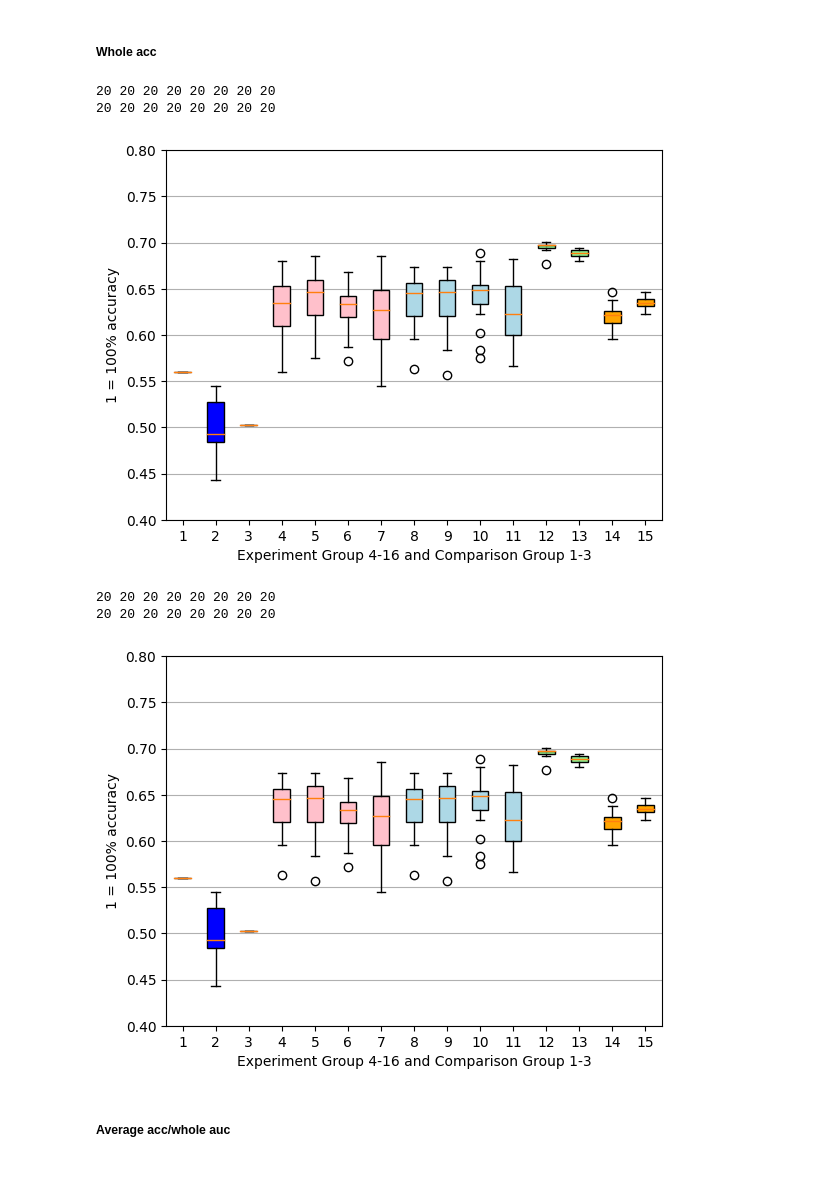
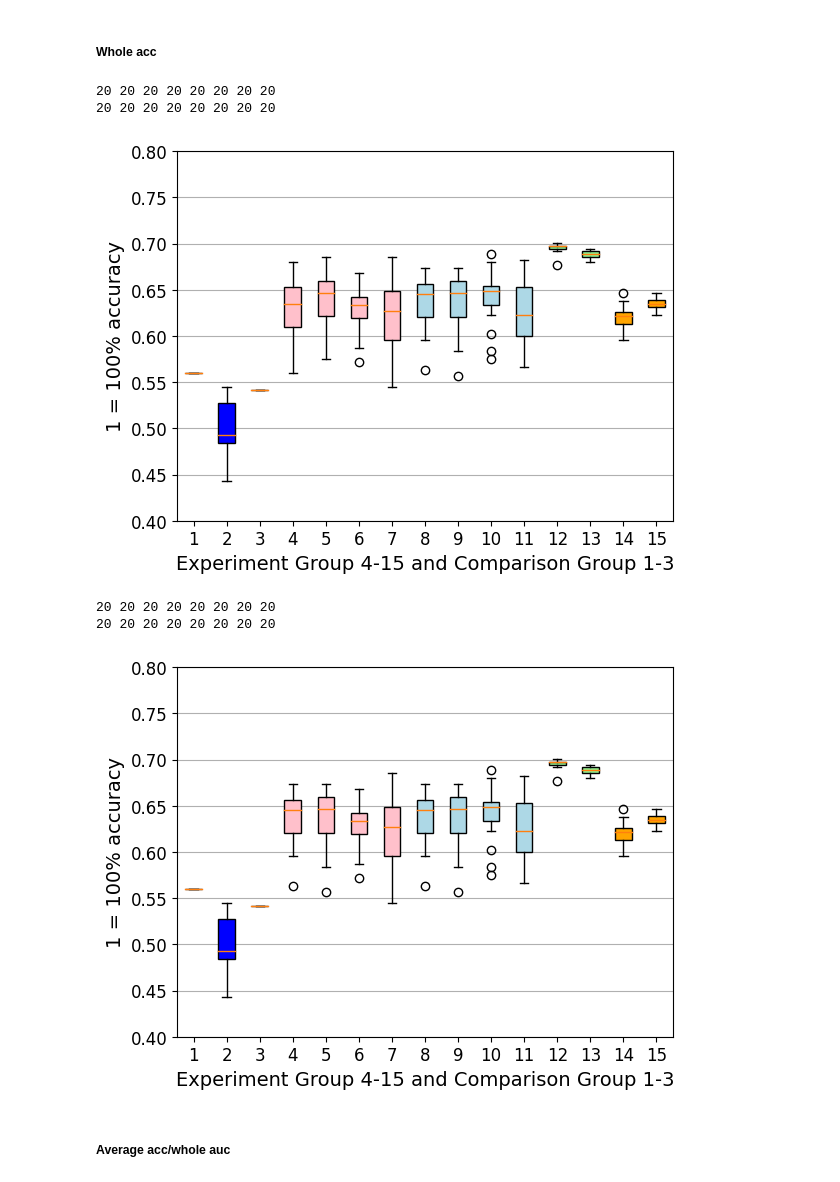
Before and after one commit to katha815/ADME-Classifier, a Jupyter notebook: Different_ML_models_Box_plot.ipynb, the cells around one changed output. Saved outputs shown, nothing was run; the diff lists cells and outputs as text; code cells hidden in the pictures.

```diff
--- a/Different_ML_models_Box_plot.ipynb
+++ b/Different_ML_models_Box_plot.ipynb
@@ -1430,38 +1502,40 @@ for folder,in zip(folders):
             acc_w_svm_pop = read_csv_file(acc_w_file_path)
             auc_svm_pop = read_csv_file(auc_file_path)
         else:
             acc_w_svm_noP = read_csv_file(acc_w_file_path)
             auc_svm_noP = read_csv_file(auc_file_path)
 # Print the lengths of the lists to verify the data has been loaded successfully
 print(len(acc_w_gb_pop), len(acc_w_gb_noP), len(acc_w_xg_pop), len(acc_w_xg_noP)
     , len(acc_w_baye_pop), len(acc_w_baye_noP), len(acc_w_svm_pop), len(acc_w_svm_noP))
 print(len(auc_gb_pop), len(auc_gb_noP), len(auc_xg_pop), len(auc_xg_noP)
     , len(auc_baye_pop), len(auc_baye_noP), len(auc_svm_pop), len(auc_svm_noP))
 
 # Plotting
 box_plot_data=[acc_w_dy_prior_loco, acc_w_dy_stratified_loco, acc_w_dy_uni_loco,
     acc_w_gb_pop,acc_w_gb_noP,acc_w_gb_pop2, acc_w_gb_noP2, \
         acc_w_xg_pop,acc_w_xg_noP,acc_w_xg_pop2, acc_w_xg_noP2,
         acc_w_baye_pop,acc_w_baye_noP,acc_w_svm_pop,acc_w_svm_noP]#,acc_w_nn_pop,acc_w_nn_noP]
 max_n = len(box_plot_data)+1
-fig,ax1=plt.subplots()
+fig,ax1=plt.subplots()#figsize=(6.4, 4)
 bplot=ax1.boxplot(box_plot_data,labels=range(1,max_n),vert=True,patch_artist=True)
 ax1.set_ylim(0.4, 0.8)
 # fill with colors
 colors = ['b','b','b','pink', 'pink', 'pink', 'pink', 'lightblue', 'lightblue', 'lightblue', 'lightblue', 'lightgreen', 'lightgreen', 'orange', 'orange']
 for patch, color in zip(bplot['boxes'], colors):
   patch.set_facecolor(color)
 ax1.yaxis.grid(True)
 # plt.title('Whole accuracy score')
-plt.ylabel('1 = 100% accuracy')
-plt.xlabel(f'Experiment Group 4-{max_n} and Comparison Group 1-3')#,nn_pop,nn_noP"
+plt.xticks(fontsize=12)
+plt.yticks(fontsize=12)
+plt.ylabel('1 = 100% accuracy',size=14)
+plt.xlabel(f'Experiment Group 4-{max_n-1} and Comparison Group 1-3',size=14)#,nn_pop,nn_noP"
 #0-11 Boxes: gb_pop,gb_noP,gb_pop2,gb_noP2,xg_pop,xg_noP,xg_pop2,\n\xg_noP2,baye_pop,baye_noP,svm_pop,svm_noP"
 plt.show()
-fig.savefig(f"{base}acc_w_loco.png")
+fig.savefig(f"{base}acc_w_odata_loco.png",bbox_inches='tight')
 # %% [output]
 20 20 20 20 20 20 20 20
 20 20 20 20 20 20 20 20
-[figure, old version]
+[figure, new version]
 # %%
 #Compare with S/noS folders
 
@@ -1562,15 +1636,17 @@ for patch, color in zip(bplot['boxes'], colors):
   patch.set_facecolor(color)
 ax1.yaxis.grid(True)
 # plt.title('Whole accuracy score')
-plt.ylabel('1 = 100% accuracy')
-plt.xlabel(f'Experiment Group 4-{max_n} and Comparison Group 1-3')#,nn_pop,nn_noP"
+plt.xticks(fontsize=12)
+plt.yticks(fontsize=12)
+plt.ylabel('1 = 100% accuracy',size=14)
+plt.xlabel(f'Experiment Group 4-{max_n-1} and Comparison Group 1-3',size=14)#,nn_pop,nn_noP"
 #0-11 Boxes: gb_pop,gb_noP,gb_pop2,gb_noP2,xg_pop,xg_noP,xg_pop2,\n\xg_noP2,baye_pop,baye_noP,svm_pop,svm_noP"
 plt.show()
-fig.savefig(f"{base}acc_w_loco_SnoS.png")
+fig.savefig(f"{base}acc_w_odata_loco_SnoS.png",bbox_inches='tight')
 # %% [output]
 20 20 20 20 20 20 20 20
 20 20 20 20 20 20 20 20
-[figure, old version]
+[figure, new version]
 # %% [markdown]
 ##### Average acc/whole auc
 # %%
```
Also changed, not shown: parts of 27 cells of this notebook.
